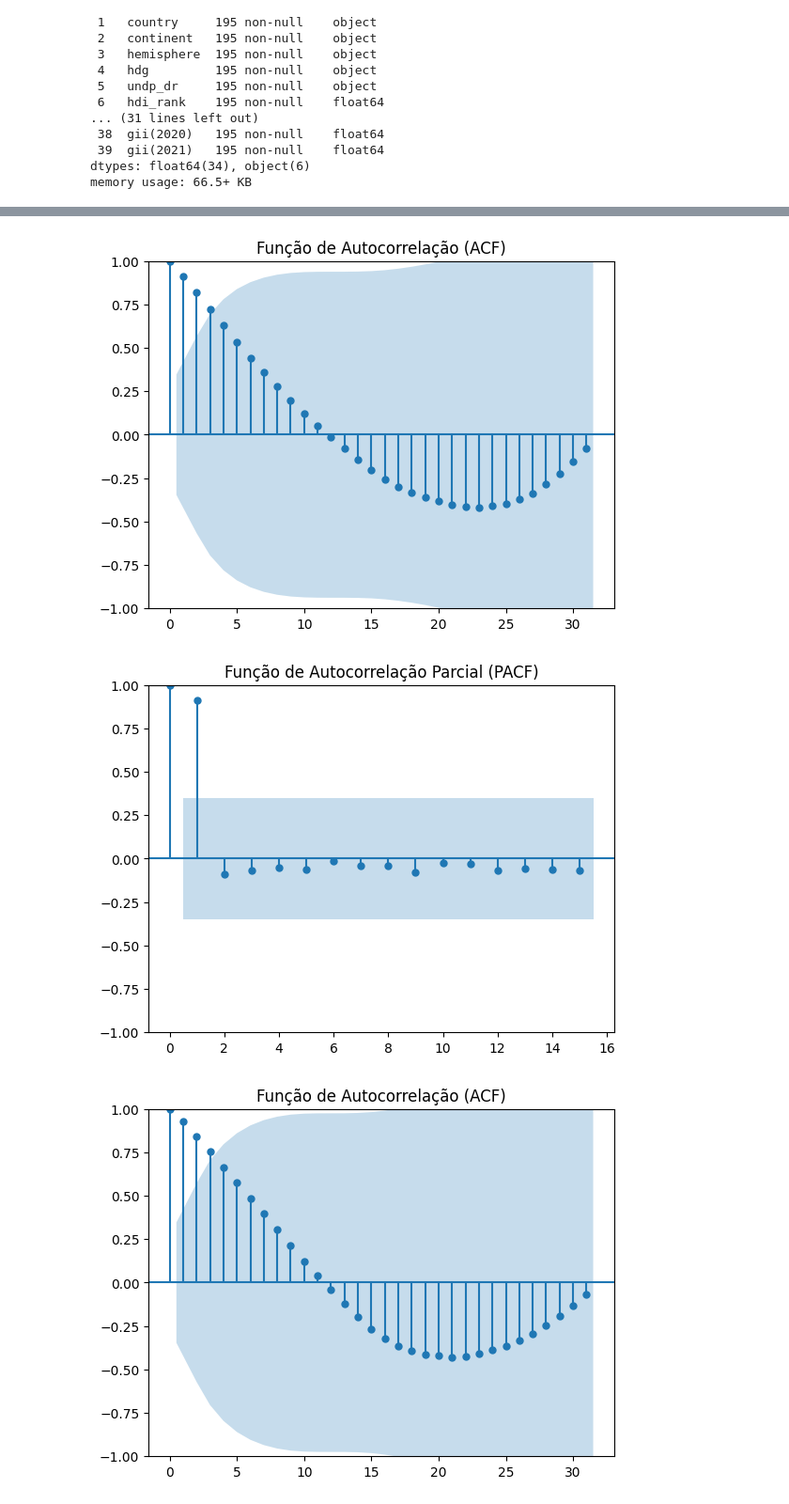
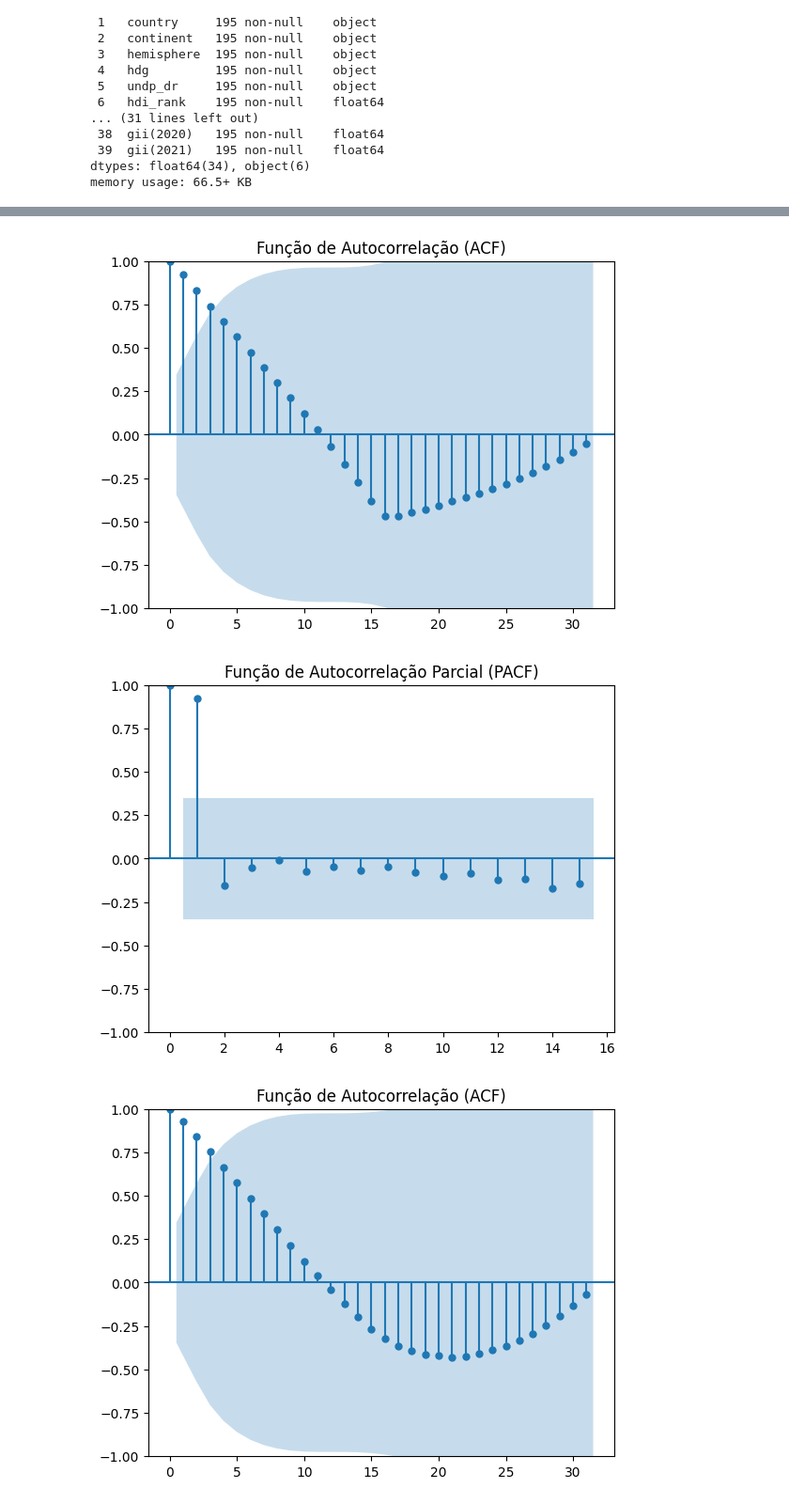
Before and after one commit to RafaelJosePortoSilva/analise_gender_inequality, a Jupyter notebook: main.ipynb, the cells around one changed output, grey strips where cells are left out. Shown at 94% size. Drawn from its saved outputs; the diff is of its cells as text; code cells hidden in the pictures.

```diff
--- a/main.ipynb
+++ b/main.ipynb
@@ -225,20 +221,20 @@ df_hemisphere.T
 # %%
 import numpy as np
 import matplotlib.pyplot as plt
 from statsmodels.graphics.tsaplots import plot_acf, plot_pacf
 
-dados = df_hemisphere.T.iloc[2:,0]
+dados = df.iloc[4,8:]
 
 plot_acf(dados, lags=len(dados)-1)
 plt.title('Função de Autocorrelação (ACF)')
 plt.show()
 
 plot_pacf(dados, lags=15)
 plt.title('Função de Autocorrelação Parcial (PACF)')
 plt.show()
 # %% [output]
-[figure, old version]
+[figure, new version]
-[figure, old version]
+[figure, new version]
 # %%
 dados = df_hemisphere.T.iloc[2:,1]
 
```
Also changed, not shown: parts of 6 cells of this notebook.
